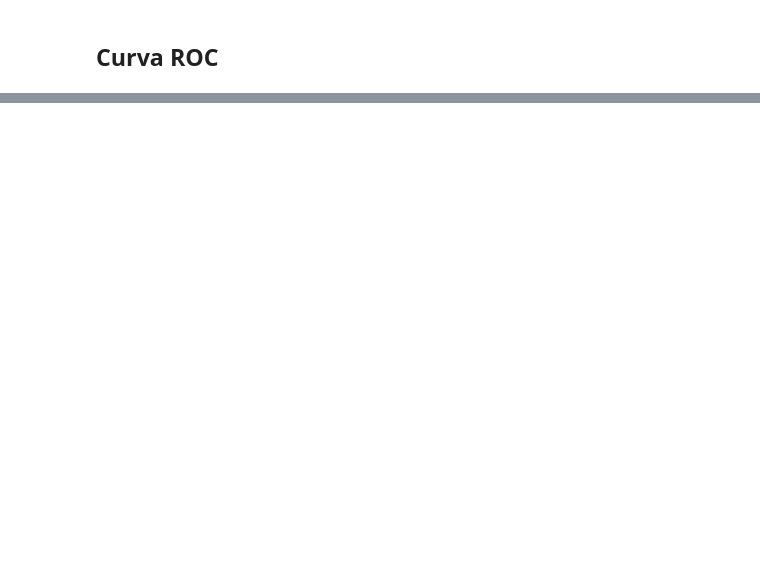
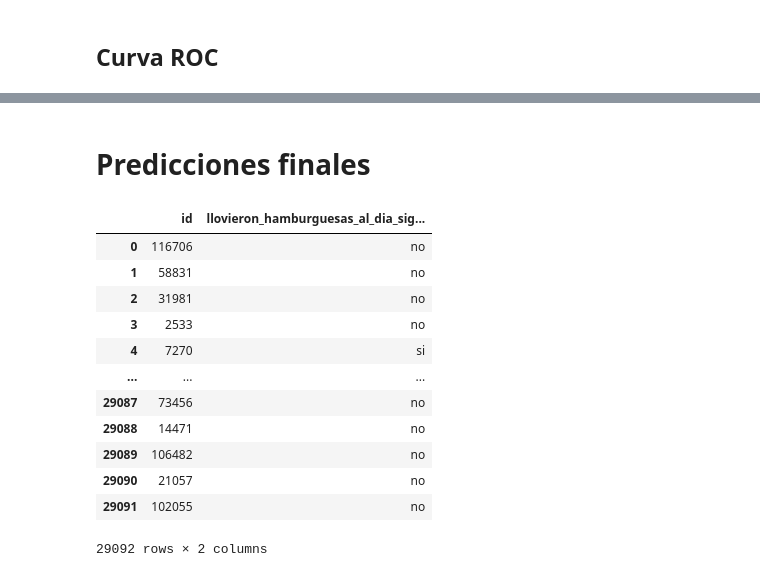
Before and after one commit to aflouret/lluvia-de-hamburguesas, a Jupyter notebook: parte_2/knn.ipynb, the cells around one changed output, grey strips where cells are left out. Drawn from its saved outputs; the diff is of its cells as text; code cells hidden in the pictures; blank space fills up the shorter version.

```diff
--- a/parte_2/knn.ipynb
+++ b/parte_2/knn.ipynb
@@ -120,0 +138,36 @@ plt.show()
+# %% [markdown]
+# Predicciones finales
+# %%
+X_train, X_test, y_train, y_test = preprocessing_knn_standard(df)
+
+knn = KNeighborsClassifier(algorithm='kd_tree', n_neighbors=100, weights='distance')
+knn.fit(X_train, y_train)
+
+with requests.get(
+    "https://docs.google.com/spreadsheets/d/1mR_JNN0-ceiB5qV42Ff9hznz0HtWaoPF3B9zNGoNPY8/export?format=csv") as r, open("pred.csv", "wb") as f:
+    for chunk in r.iter_content():
+        f.write(chunk)
+
+df_pred = pd.read_csv("pred.csv")
+
+df_pred_preprocess = preprocessing_knn_pred(df_pred)
+y_pred_final = knn.predict(df_pred_preprocess)
+df_pred_final = pd.DataFrame({'id': df_pred['id'], 'llovieron_hamburguesas_al_dia_siguiente': y_pred_final})
+df_pred_final.loc[df_pred_final['llovieron_hamburguesas_al_dia_siguiente'] == 1, 'llovieron_hamburguesas_al_dia_siguiente'] = 'si'
+df_pred_final.loc[df_pred_final['llovieron_hamburguesas_al_dia_siguiente'] == 0, 'llovieron_hamburguesas_al_dia_siguiente'] = 'no'
+
+df_pred_final
+# %% [output]
+|  | id | llovieron_hamburguesas_al_dia_sig... |
+| 0 | 116706 | no |
+| 1 | 58831 | no |
+| 2 | 31981 | no |
+| 3 | 2533 | no |
+| 4 | 7270 | si |
+| ... | ... | ... |
+| 29087 | 73456 | no |
+| 29088 | 14471 | no |
+| 29089 | 106482 | no |
+| 29090 | 21057 | no |
+| 29091 | 102055 | no |
+29092 rows × 2 columns
```
Also changed, not shown: parts of 9 cells of this notebook, 4 other files.
